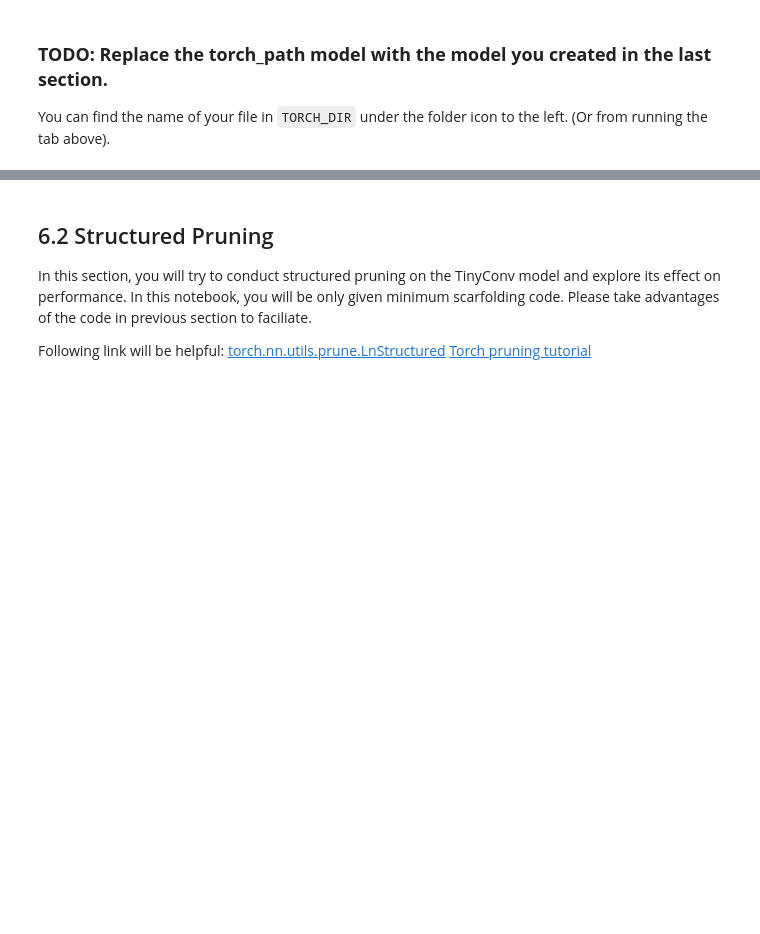
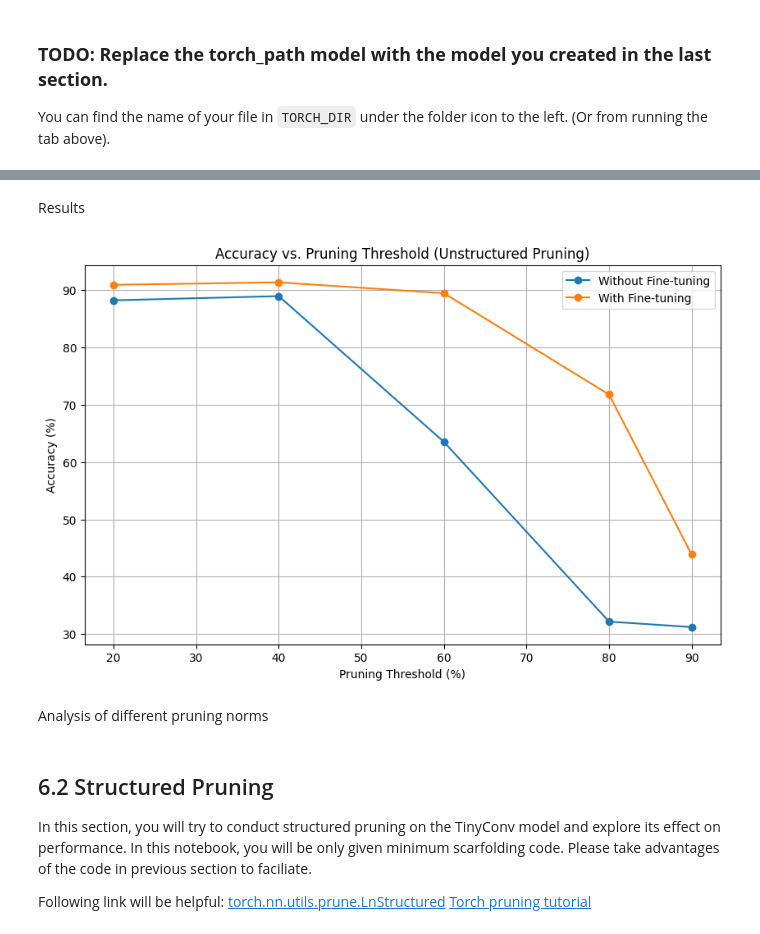
Before and after one commit to kpan02/tinyml-keyword-spotting, a Jupyter notebook: 6_pruning.ipynb, the cells around one changed output, grey strips where cells are left out. Saved outputs shown, nothing was run; the diff lists cells and outputs as text; code cells hidden in the pictures; blank space fills up the shorter version.

Commit message:
unstructured

```diff
--- a/6_pruning.ipynb
+++ b/6_pruning.ipynb
@@ -125,0 +242,19 @@ model_fp32, model_fp32_orig
+# %%
+def apply_unstructured_pruning(model, amount, prune_method=prune.l1_unstructured):
+    """Apply unstructured pruning to all Conv2d and Linear layers in the model"""
+    pruned_model = copy.deepcopy(model)
+
+    for name, module in pruned_model.named_modules():
+        if isinstance(module, nn.Conv2d):
+            prune_method(module, name='weight', amount=amount)
+        elif isinstance(module, nn.Linear):
+            prune_method(module, name='weight', amount=amount)
+
+    return pruned_model
+
+# Function to make pruning permanent (remove reparameterization)
+def make_pruning_permanent(model):
+    for name, module in model.named_modules():
+        if isinstance(module, (nn.Conv2d, nn.Linear)):
+            if hasattr(module, 'weight_orig'):
+                prune.remove(module, 'weight')
@@ -125,0 +405,29 @@ model_fp32, model_fp32_orig
+# %% [markdown]
+Results
+# %%
+plt.figure(figsize=(10, 6))
+
+plt.plot(
+    [t*100 for t in results_without_finetuning['thresholds']],
+    results_without_finetuning['accuracy'],
+    'o-',
+    label='Without Fine-tuning'
+)
+
+plt.plot(
+    [t*100 for t in results_with_finetuning['thresholds']],
+    results_with_finetuning['accuracy'],
+    'o-',
+    label='With Fine-tuning'
+)
+
+plt.xlabel('Pruning Threshold (%)')
+plt.ylabel('Accuracy (%)')
+plt.title('Accuracy vs. Pruning Threshold (Unstructured Pruning)')
+plt.legend()
+plt.grid(True)
+plt.show()
+# %% [output]
+[figure, added]
+# %% [markdown]
+Analysis of different pruning norms
```
Also changed, not shown: parts of 20 cells of this notebook.
